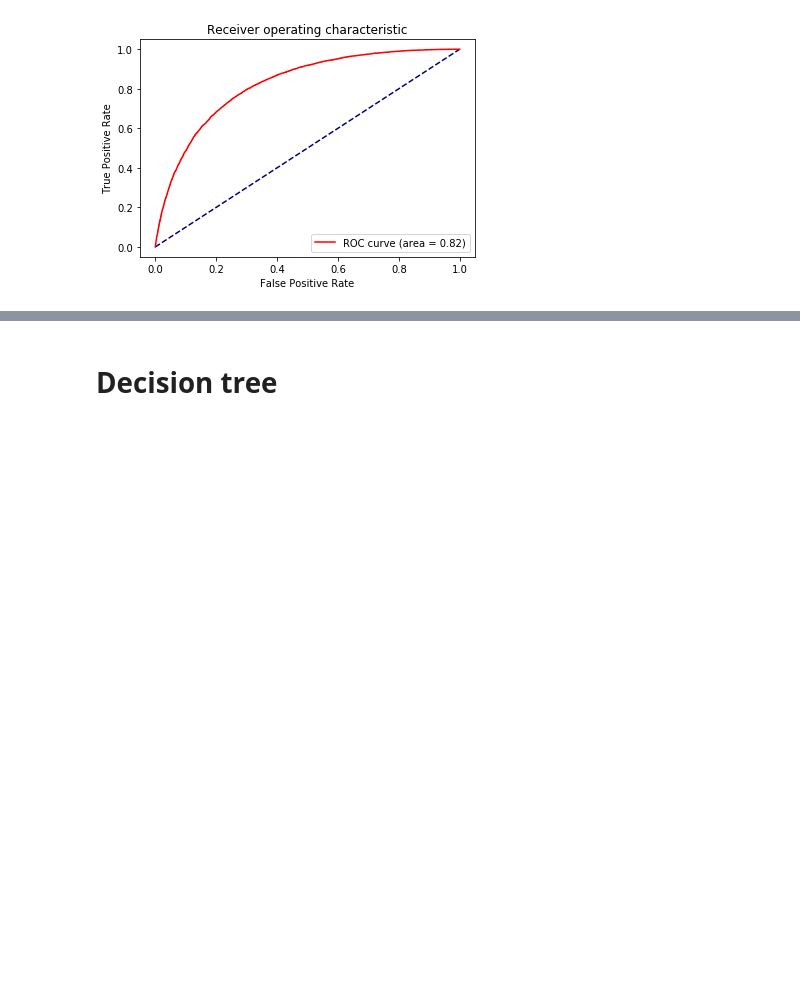
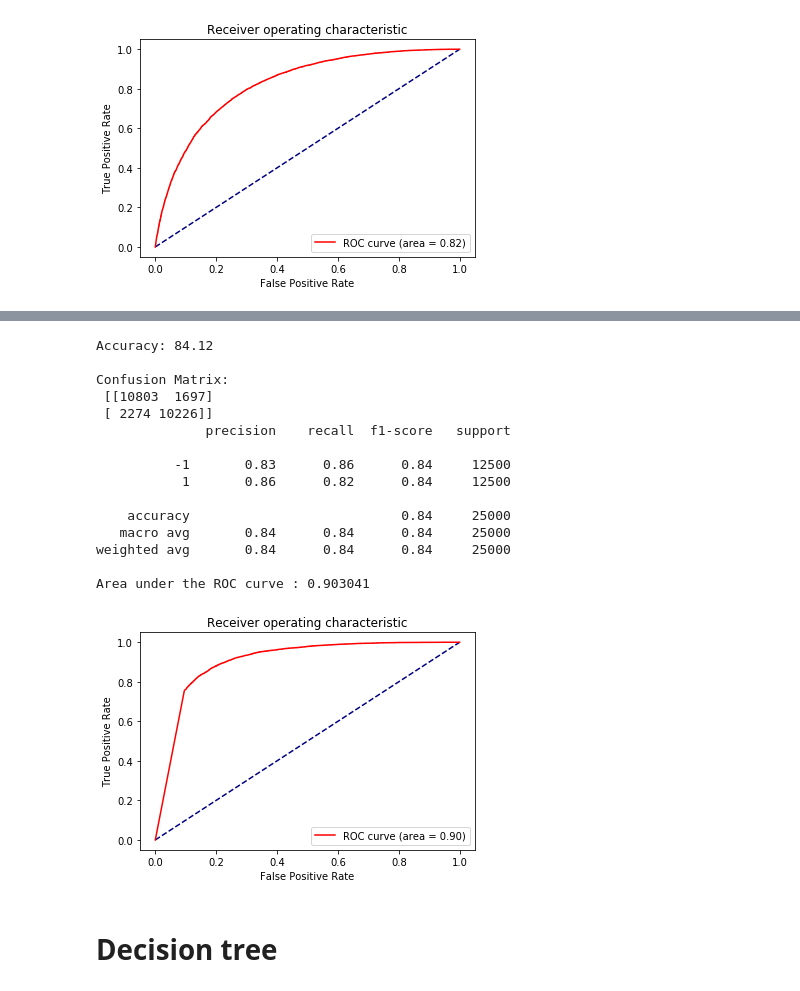
Before and after one commit to hmohebbi/SentimentAnalysis, a Jupyter notebook: Pattern1.ipynb, the cells around one changed output, grey strips where cells are left out. Drawn from its saved outputs; the diff is of its cells as text; code cells hidden in the pictures; blank space fills up the shorter version.

```diff
--- a/Pattern1.ipynb
+++ b/Pattern1.ipynb
@@ -896,3 +962,36 @@ y_pred_bert_sentences = model.predict(bert_sentence_test_features)
+# %%
+model = GaussianNB()
+
+# Training
+model.fit(bert_sentence_training_features, train_data["sentiment"])
+
+# Evaluation
+y_pred_bert_sentences_nb = model.predict(bert_sentence_test_features)
+
+prob_model = model.predict_proba(bert_sentence_test_features)
+y_prob_bert_sentences_nb = []
+for i in range(len(y_pred_bert_sentences_nb)):
+    y_prob_bert_sentences_nb.append(prob_model[i][y_pred_bert_sentences_nb[i]])
+# %%
+# Result
+printResult(y_pred_bert_sentences_nb, y_prob_bert_sentences_nb)
+# %% [output]
+Accuracy: 84.12
+
+Confusion Matrix:
+ [[10803  1697]
+ [ 2274 10226]]
+              precision    recall  f1-score   support
+
+          -1       0.83      0.86      0.84     12500
+           1       0.86      0.82      0.84     12500
+
+    accuracy                           0.84     25000
+   macro avg       0.84      0.84      0.84     25000
+weighted avg       0.84      0.84      0.84     25000
+
+Area under the ROC curve : 0.903041
+[figure, added]
 # %% [markdown]
 # Decision tree
 # %%
```
Also changed, not shown: parts of 28 cells of this notebook.
